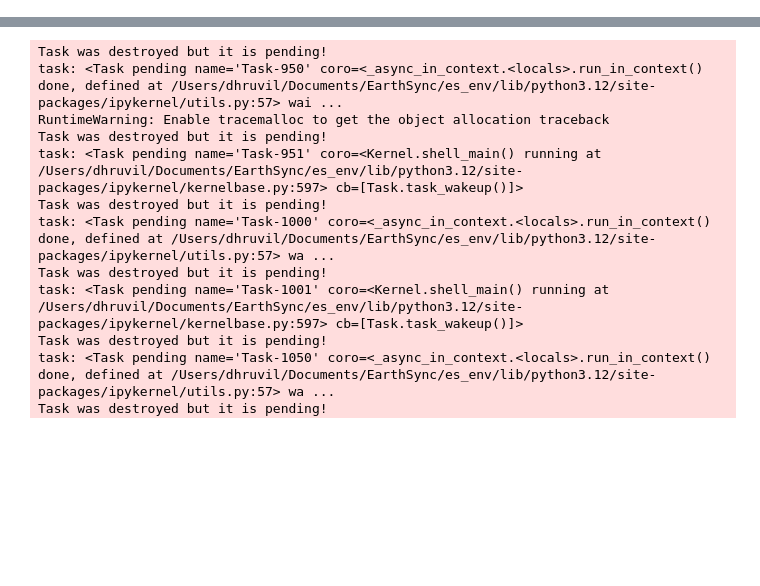
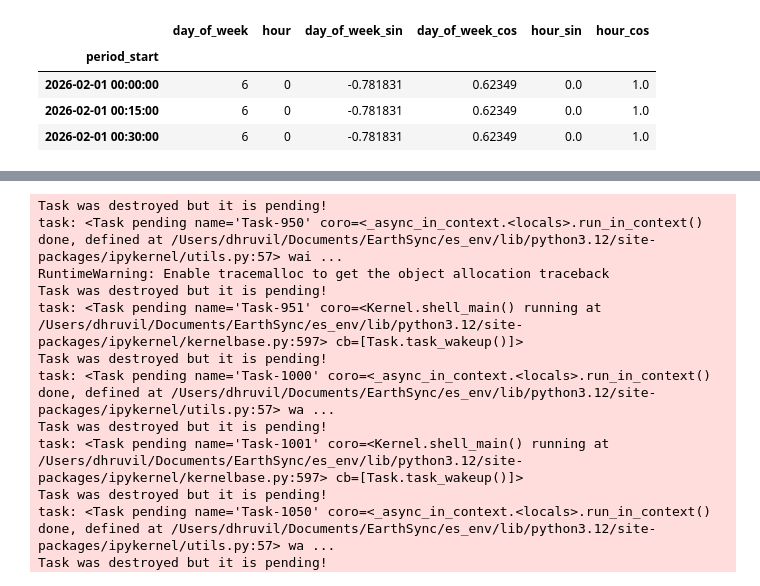
Before and after one commit to dhruvilsangani/EarthSync, a Jupyter notebook: LSTM-forecast.ipynb, the cells around one changed output, grey strips where cells are left out. Saved outputs shown, nothing was run; the diff lists cells and outputs as text; code cells hidden in the pictures; blank space fills up the shorter version.

```diff
--- a/LSTM-forecast.ipynb
+++ b/LSTM-forecast.ipynb
@@ -41,0 +77,29 @@ New feature count: 16
+# %%
+features_to_extract = [
+    'day_of_week',
+    'hour'
+]
+max_values = {
+    "day_of_week": 7,
+    "hour": 24,
+}
+calendar_transformer = DatetimeFeatures(
+    variables           = 'index',
+    features_to_extract = features_to_extract,
+    drop_original       = True,
+)
+calendar_features = calendar_transformer.fit_transform(data_indexed)[features_to_extract]
+cyclical_encoder = CyclicalFeatures(
+    variables     = features_to_extract,
+    max_values    = max_values,
+    drop_original = False
+)
+
+exogenous_features = cyclical_encoder.fit_transform(calendar_features)
+exogenous_features.head(3)
+# %% [output]
+|  | day_of_week | hour | day_of_week_sin | day_of_week_cos | hour_sin | hour_cos |
+| period_start |  |  |  |  |  |  |
+| 2026-02-01 00:00:00 | 6 | 0 | -0.781831 | 0.62349 | 0.0 | 1.0 |
+| 2026-02-01 00:15:00 | 6 | 0 | -0.781831 | 0.62349 | 0.0 | 1.0 |
+| 2026-02-01 00:30:00 | 6 | 0 | -0.781831 | 0.62349 | 0.0 | 1.0 |
```
Also changed, not shown: parts of 13 cells of this notebook, 18 other files.
